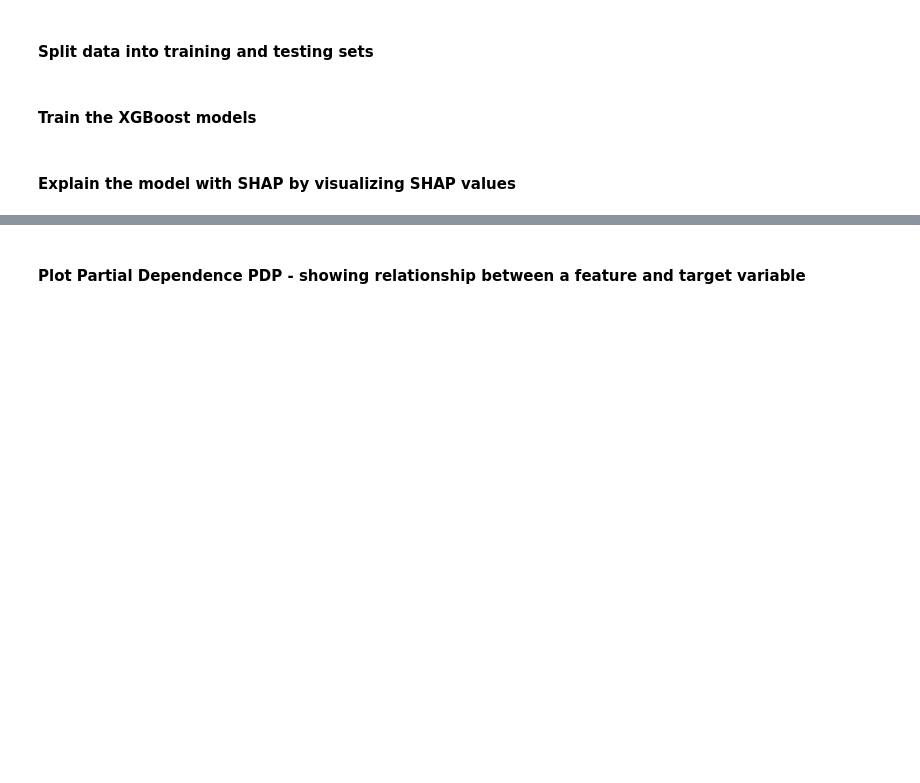
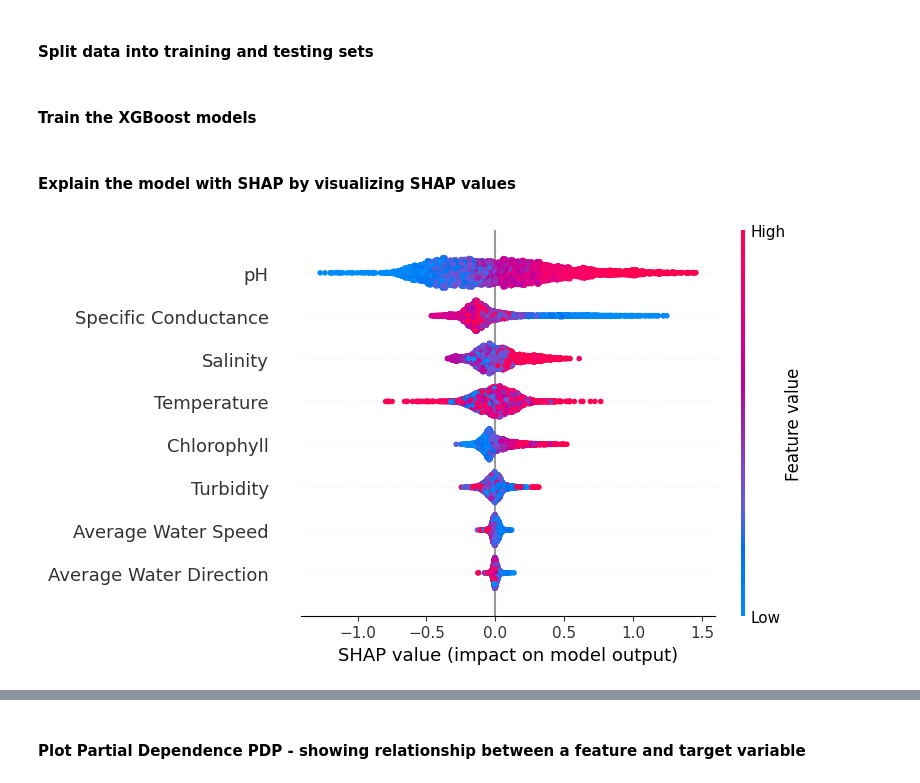
Before and after one commit to Deppi15/INFO381, a Jupyter notebook: notebooks/notebook.ipynb, the cells around one changed output, grey strips where cells are left out. Drawn from its saved outputs; the diff is of its cells as text; code cells hidden in the pictures; blank space fills up the shorter version.

```diff
--- a/notebooks/notebook.ipynb
+++ b/notebooks/notebook.ipynb
@@ -647,13 +684,15 @@ print(f'Mean Squared Error: {mse}')
 # %%
 import shap
 
 # Initialize the SHAP explainer
-explainer = shap.TreeExplainer(xgb_model)
+explainer = shap.TreeExplainer(model_xgb)
 
 # Calculate SHAP values
 shap_values = explainer.shap_values(X_test)
 
 # Summary plot
 shap.summary_plot(shap_values, X_test)
+# %% [output]
+[figure, added]
 # %%
 shap.dependence_plot('Average Water Speed', shap_values, X_test)
```
Also changed, not shown: parts of 18 cells of this notebook.
